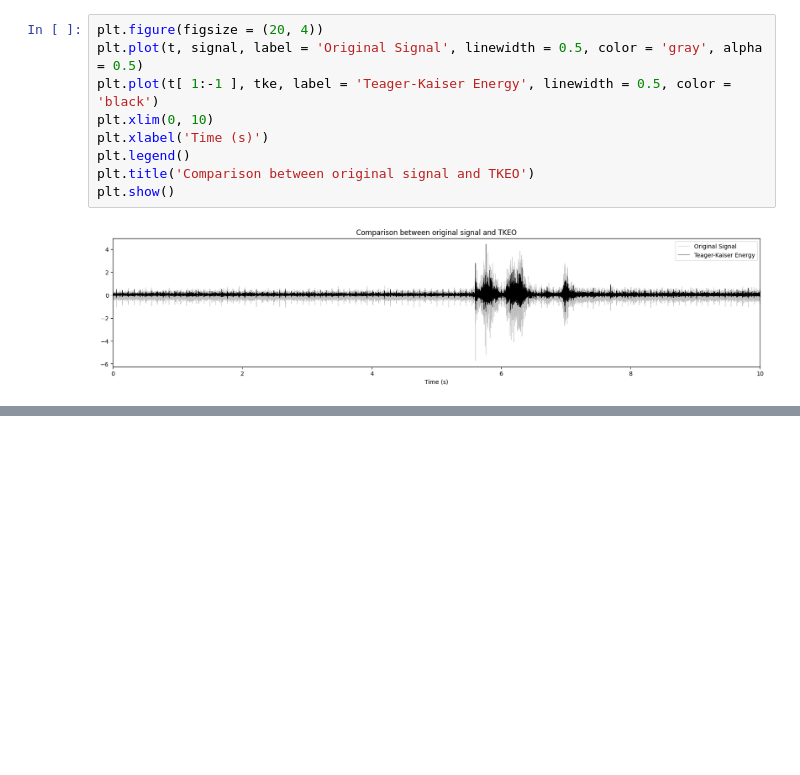
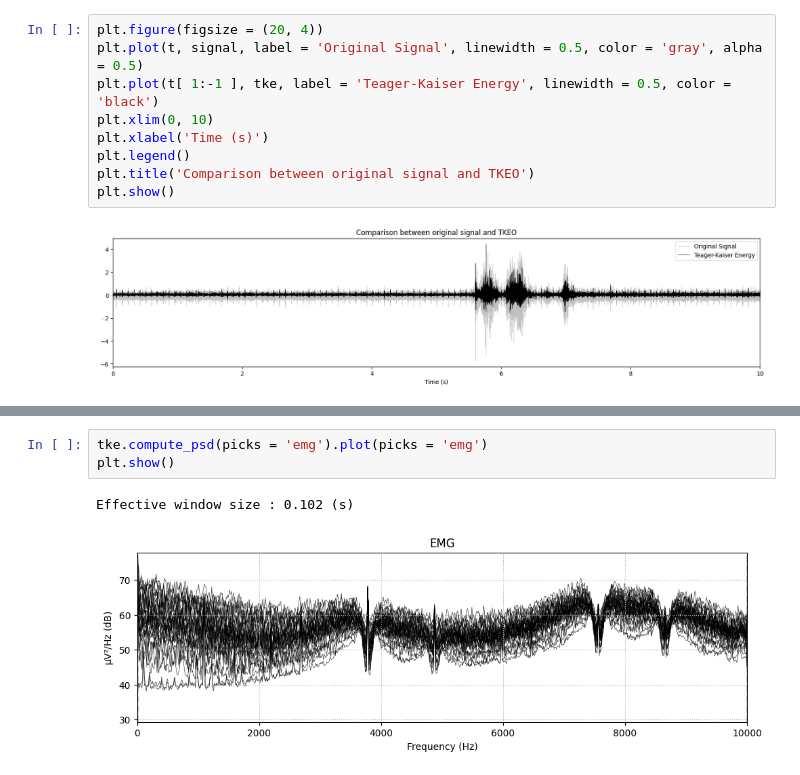
Before and after one commit to kerseviciute/spontaneous-movement, a Jupyter notebook: emg.ipynb, the cells around one changed output, grey strips where cells are left out. Saved outputs shown, nothing was run; the diff lists cells and outputs as text; blank space fills up the shorter version.

```diff
--- a/emg.ipynb
+++ b/emg.ipynb
@@ -136,0 +167,6 @@ plt.show()
+# %%
+tke.compute_psd(picks = 'emg').plot(picks = 'emg')
+plt.show()
+# %% [output]
+Effective window size : 0.102 (s)
+[figure, added]
```
Also changed, not shown: parts of 8 cells of this notebook.
